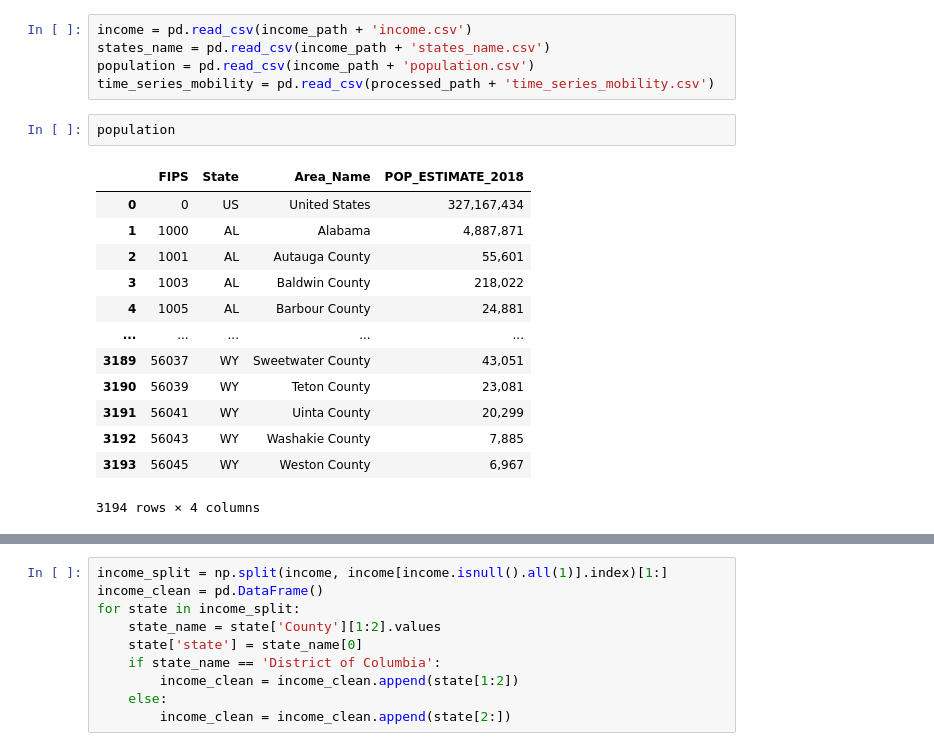
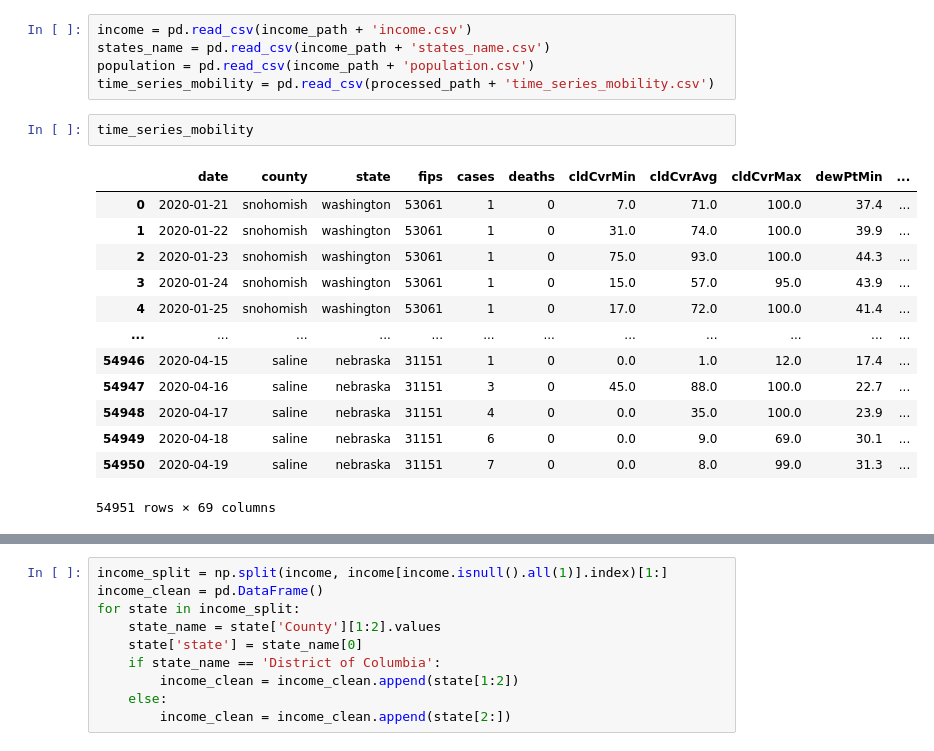
Before and after one commit to TianyuanCai/covid19, a Jupyter notebook: code/income.ipynb, the cells around one changed output, grey strips where cells are left out. Saved outputs shown, nothing was run; the diff lists cells and outputs as text.

```diff
--- a/code/income.ipynb
+++ b/code/income.ipynb
@@ -11,19 +11,19 @@ income = pd.read_csv(income_path + 'income.csv')
 states_name = pd.read_csv(income_path + 'states_name.csv')
 population = pd.read_csv(income_path + 'population.csv')
 time_series_mobility = pd.read_csv(processed_path + 'time_series_mobility.csv')
-# %%
-population
-# %% [output]
-|  | FIPS | State | Area_Name | POP_ESTIMATE_2018 |
-| 0 | 0 | US | United States | 327,167,434 |
-| 1 | 1000 | AL | Alabama | 4,887,871 |
-| 2 | 1001 | AL | Autauga County | 55,601 |
-| 3 | 1003 | AL | Baldwin County | 218,022 |
-| 4 | 1005 | AL | Barbour County | 24,881 |
-| ... | ... | ... | ... | ... |
-| 3189 | 56037 | WY | Sweetwater County | 43,051 |
-| 3190 | 56039 | WY | Teton County | 23,081 |
-| 3191 | 56041 | WY | Uinta County | 20,299 |
-| 3192 | 56043 | WY | Washakie County | 7,885 |
-| 3193 | 56045 | WY | Weston County | 6,967 |
-3194 rows × 4 columns
+# %%
+time_series_mobility
+# %% [output]
+|  | date | county | state | fips | cases | deaths | cldCvrMin | cldCvrAvg | cldCvrMax | dewPtMin | ... |
+| 0 | 2020-01-21 | snohomish | washington | 53061 | 1 | 0 | 7.0 | 71.0 | 100.0 | 37.4 | ... |
+| 1 | 2020-01-22 | snohomish | washington | 53061 | 1 | 0 | 31.0 | 74.0 | 100.0 | 39.9 | ... |
+| 2 | 2020-01-23 | snohomish | washington | 53061 | 1 | 0 | 75.0 | 93.0 | 100.0 | 44.3 | ... |
+| 3 | 2020-01-24 | snohomish | washington | 53061 | 1 | 0 | 15.0 | 57.0 | 95.0 | 43.9 | ... |
+| 4 | 2020-01-25 | snohomish | washington | 53061 | 1 | 0 | 17.0 | 72.0 | 100.0 | 41.4 | ... |
+| ... | ... | ... | ... | ... | ... | ... | ... | ... | ... | ... | ... |
+| 54946 | 2020-04-15 | saline | nebraska | 31151 | 1 | 0 | 0.0 | 1.0 | 12.0 | 17.4 | ... |
+| 54947 | 2020-04-16 | saline | nebraska | 31151 | 3 | 0 | 45.0 | 88.0 | 100.0 | 22.7 | ... |
+| 54948 | 2020-04-17 | saline | nebraska | 31151 | 4 | 0 | 0.0 | 35.0 | 100.0 | 23.9 | ... |
+| 54949 | 2020-04-18 | saline | nebraska | 31151 | 6 | 0 | 0.0 | 9.0 | 69.0 | 30.1 | ... |
+| 54950 | 2020-04-19 | saline | nebraska | 31151 | 7 | 0 | 0.0 | 8.0 | 99.0 | 31.3 | ... |
+54951 rows × 69 columns
```
Also changed, not shown: parts of 4 cells of this notebook, 4 other files.
